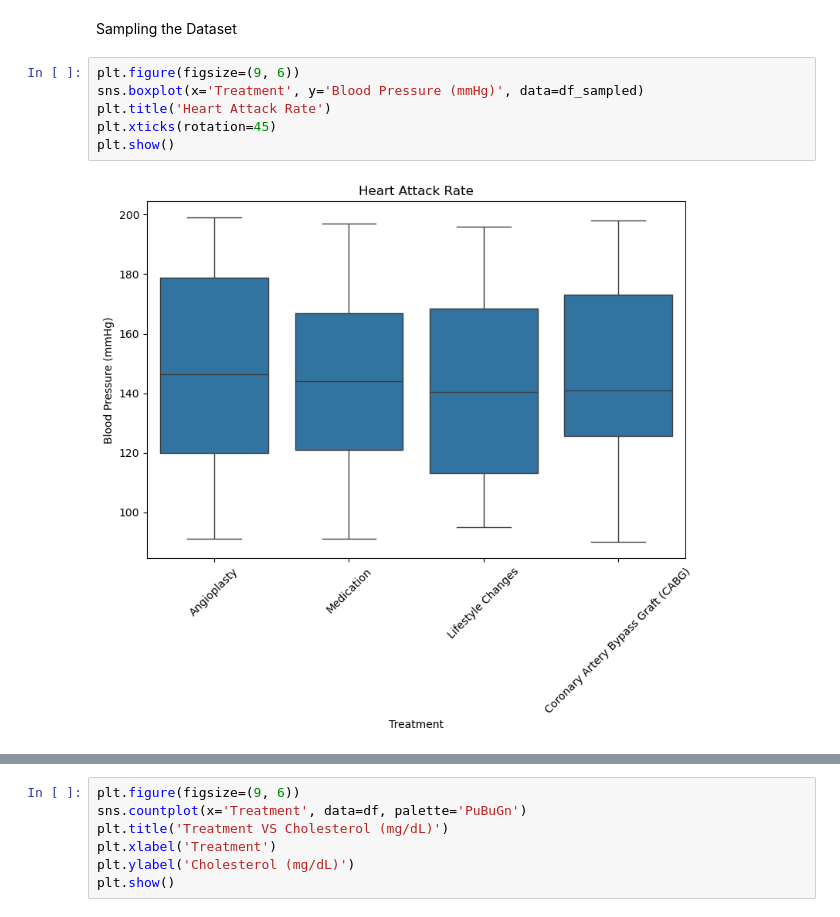
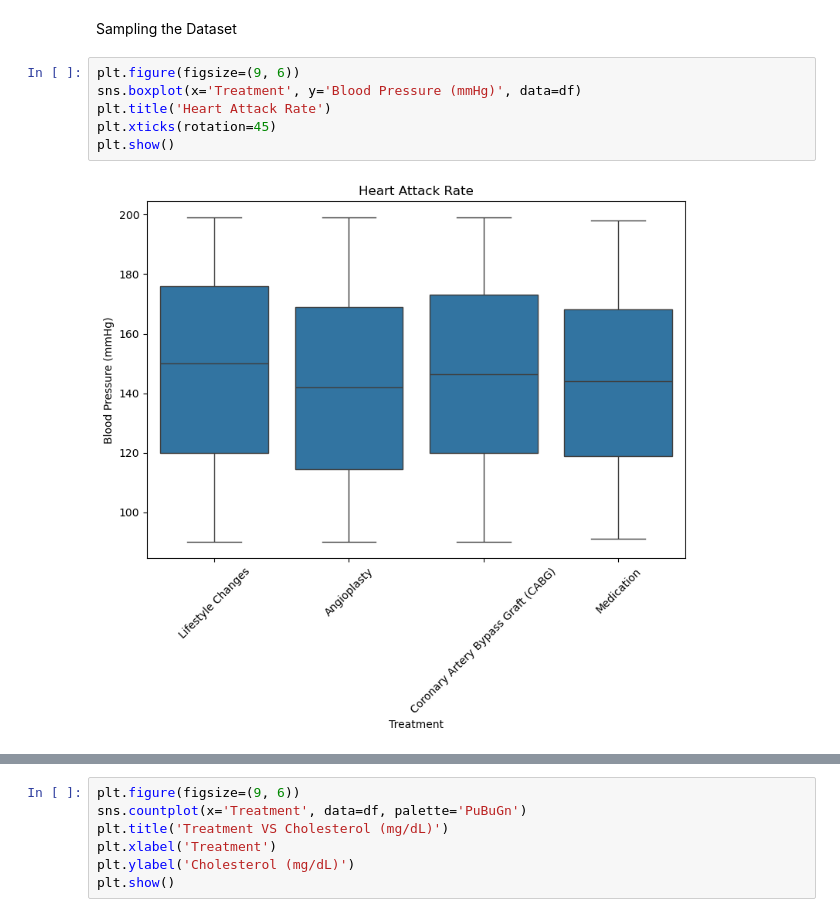
Before and after one commit to inhaiding/Heart-Attack-Risk-Assessment-Project, a Jupyter notebook: Heart Risk Prediction .ipynb, the cells around one changed output, grey strips where cells are left out. Saved outputs shown, nothing was run; the diff lists cells and outputs as text.

```diff
--- a/Heart Risk Prediction .ipynb
+++ b/Heart Risk Prediction .ipynb
@@ -151,10 +171,10 @@ We have no missing values. That's great!
 Sampling the Dataset
 # %%
 plt.figure(figsize=(9, 6))
-sns.boxplot(x='Treatment', y='Blood Pressure (mmHg)', data=df_sampled)
+sns.boxplot(x='Treatment', y='Blood Pressure (mmHg)', data=df)
 plt.title('Heart Attack Rate')
 plt.xticks(rotation=45)
 plt.show()
 # %% [output]
-[figure, old version]
+[figure, new version]
 # %%
```
Also changed, not shown: parts of 12 cells of this notebook, 1 other file.
